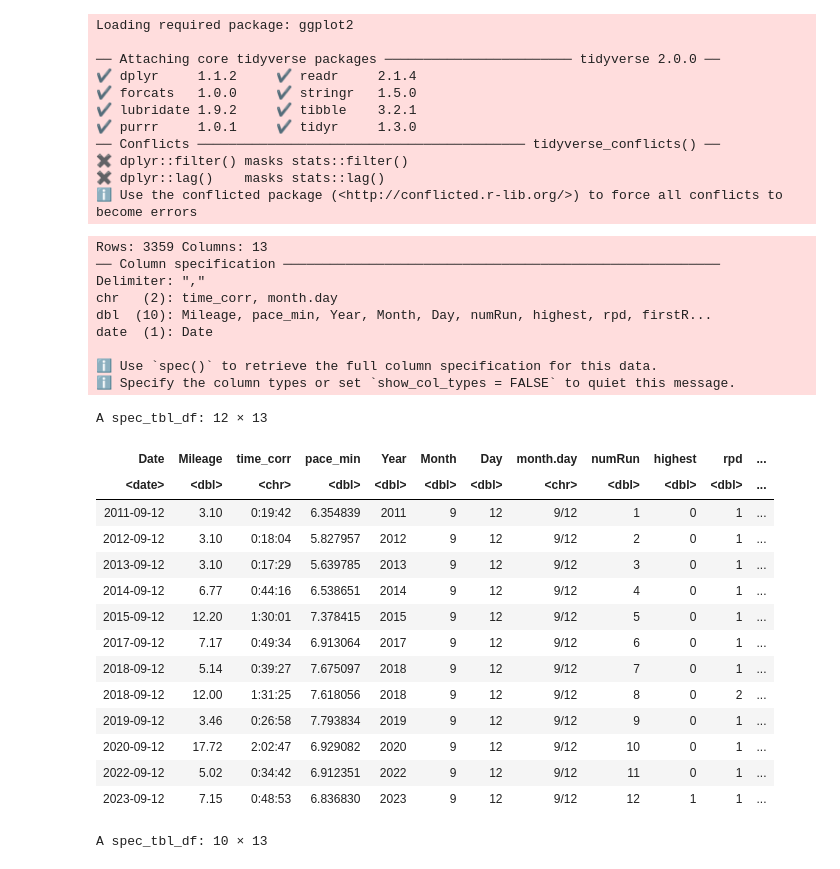
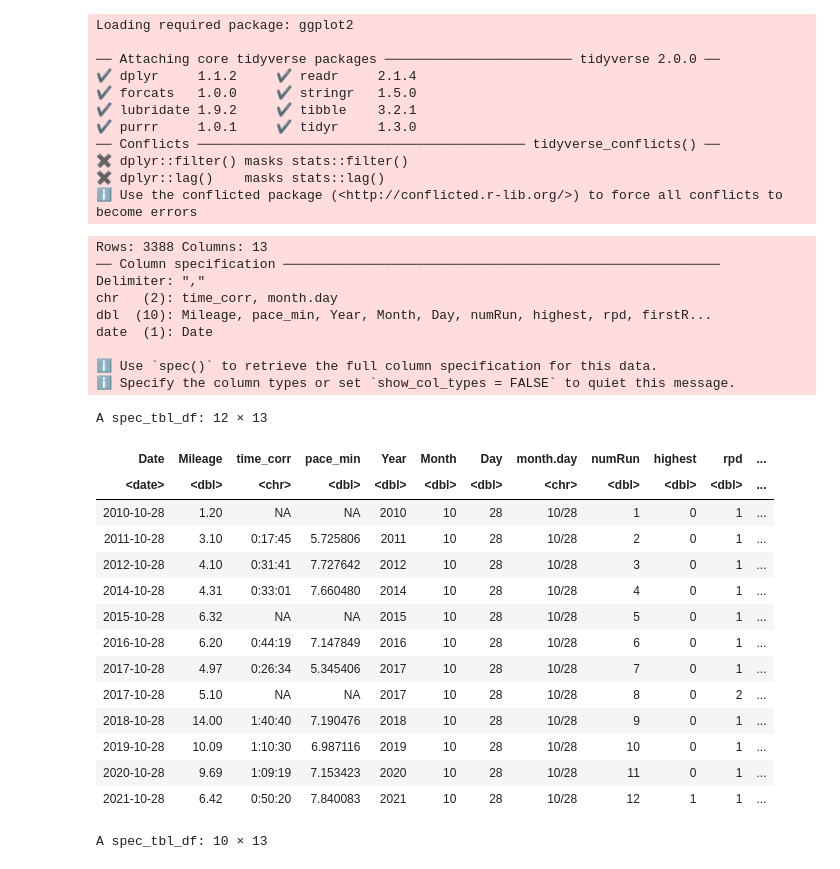
Before and after one commit to adolwick/biof309project, a Jupyter notebook: runs_per_date.ipynb, the cells around one changed output. Drawn from its saved outputs; the diff is of its cells as text; code cells hidden in the pictures.

```diff
--- a/runs_per_date.ipynb
+++ b/runs_per_date.ipynb
@@ -18,32 +18,32 @@ Loading required package: ggplot2
 # %%
 df = read_csv("rpd.csv")
 #head(df)
-df %>% filter(month.day=="9/12")
+df %>% filter(month.day=="10/28")
 # %% [output]
-Rows: 3359 Columns: 13
+Rows: 3388 Columns: 13
 ── Column specification ────────────────────────────────────────────────────────
 Delimiter: ","
 chr   (2): time_corr, month.day
 dbl  (10): Mileage, pace_min, Year, Month, Day, numRun, highest, rpd, firstR...
 date  (1): Date
 
 ℹ Use `spec()` to retrieve the full column specification for this data.
 ℹ Specify the column types or set `show_col_types = FALSE` to quiet this message.
 A spec_tbl_df: 12 × 13
 | Date | Mileage | time_corr | pace_min | Year | Month | Day | month.day | numRun | highest | rpd | ... |
 | <date> | <dbl> | <chr> | <dbl> | <dbl> | <dbl> | <dbl> | <chr> | <dbl> | <dbl> | <dbl> | ... |
-| 2011-09-12 | 3.10 | 0:19:42 | 6.354839 | 2011 | 9 | 12 | 9/12 | 1 | 0 | 1 | ... |
-| 2012-09-12 | 3.10 | 0:18:04 | 5.827957 | 2012 | 9 | 12 | 9/12 | 2 | 0 | 1 | ... |
-| 2013-09-12 | 3.10 | 0:17:29 | 5.639785 | 2013 | 9 | 12 | 9/12 | 3 | 0 | 1 | ... |
-| 2014-09-12 | 6.77 | 0:44:16 | 6.538651 | 2014 | 9 | 12 | 9/12 | 4 | 0 | 1 | ... |
-| 2015-09-12 | 12.20 | 1:30:01 | 7.378415 | 2015 | 9 | 12 | 9/12 | 5 | 0 | 1 | ... |
-| 2017-09-12 | 7.17 | 0:49:34 | 6.913064 | 2017 | 9 | 12 | 9/12 | 6 | 0 | 1 | ... |
-| 2018-09-12 | 5.14 | 0:39:27 | 7.675097 | 2018 | 9 | 12 | 9/12 | 7 | 0 | 1 | ... |
-| 2018-09-12 | 12.00 | 1:31:25 | 7.618056 | 2018 | 9 | 12 | 9/12 | 8 | 0 | 2 | ... |
-| 2019-09-12 | 3.46 | 0:26:58 | 7.793834 | 2019 | 9 | 12 | 9/12 | 9 | 0 | 1 | ... |
-| 2020-09-12 | 17.72 | 2:02:47 | 6.929082 | 2020 | 9 | 12 | 9/12 | 10 | 0 | 1 | ... |
-| 2022-09-12 | 5.02 | 0:34:42 | 6.912351 | 2022 | 9 | 12 | 9/12 | 11 | 0 | 1 | ... |
-| 2023-09-12 | 7.15 | 0:48:53 | 6.836830 | 2023 | 9 | 12 | 9/12 | 12 | 1 | 1 | ... |
+| 2010-10-28 | 1.20 | NA | NA | 2010 | 10 | 28 | 10/28 | 1 | 0 | 1 | ... |
+| 2011-10-28 | 3.10 | 0:17:45 | 5.725806 | 2011 | 10 | 28 | 10/28 | 2 | 0 | 1 | ... |
+| 2012-10-28 | 4.10 | 0:31:41 | 7.727642 | 2012 | 10 | 28 | 10/28 | 3 | 0 | 1 | ... |
+| 2014-10-28 | 4.31 | 0:33:01 | 7.660480 | 2014 | 10 | 28 | 10/28 | 4 | 0 | 1 | ... |
+| 2015-10-28 | 6.32 | NA | NA | 2015 | 10 | 28 | 10/28 | 5 | 0 | 1 | ... |
+| 2016-10-28 | 6.20 | 0:44:19 | 7.147849 | 2016 | 10 | 28 | 10/28 | 6 | 0 | 1 | ... |
+| 2017-10-28 | 4.97 | 0:26:34 | 5.345406 | 2017 | 10 | 28 | 10/28 | 7 | 0 | 1 | ... |
+| 2017-10-28 | 5.10 | NA | NA | 2017 | 10 | 28 | 10/28 | 8 | 0 | 2 | ... |
+| 2018-10-28 | 14.00 | 1:40:40 | 7.190476 | 2018 | 10 | 28 | 10/28 | 9 | 0 | 1 | ... |
+| 2019-10-28 | 10.09 | 1:10:30 | 6.987116 | 2019 | 10 | 28 | 10/28 | 10 | 0 | 1 | ... |
+| 2020-10-28 | 9.69 | 1:09:19 | 7.153423 | 2020 | 10 | 28 | 10/28 | 11 | 0 | 1 | ... |
+| 2021-10-28 | 6.42 | 0:50:20 | 7.840083 | 2021 | 10 | 28 | 10/28 | 12 | 1 | 1 | ... |
 # %%
 df %>% filter(Month=="6") %>% arrange(desc(Mileage)) %>% slice(1:10)
 # %% [output]
```
Also changed, not shown: parts of 29 cells of this notebook, 9 other files.
